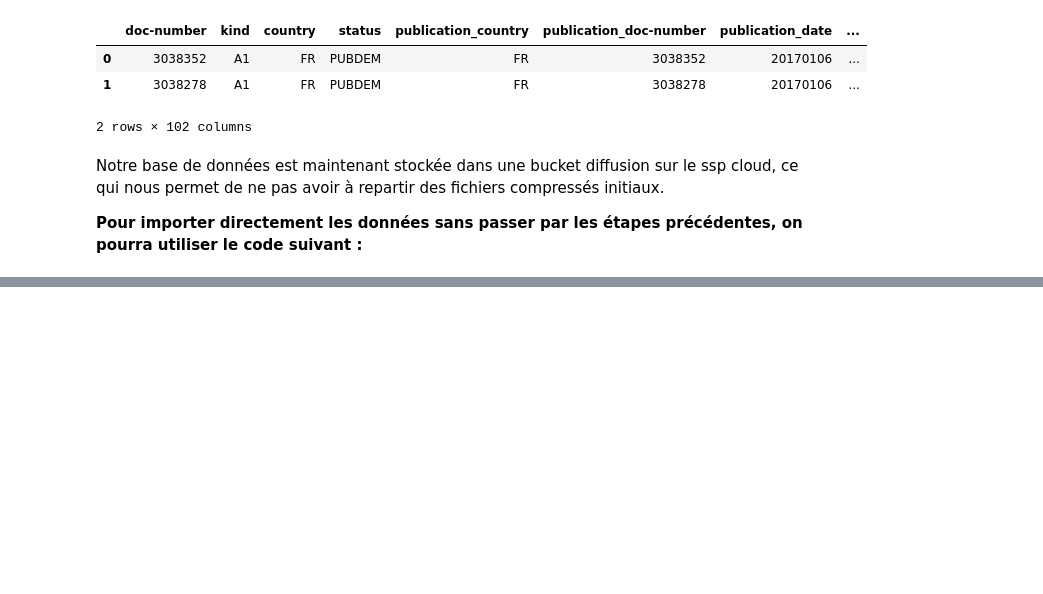
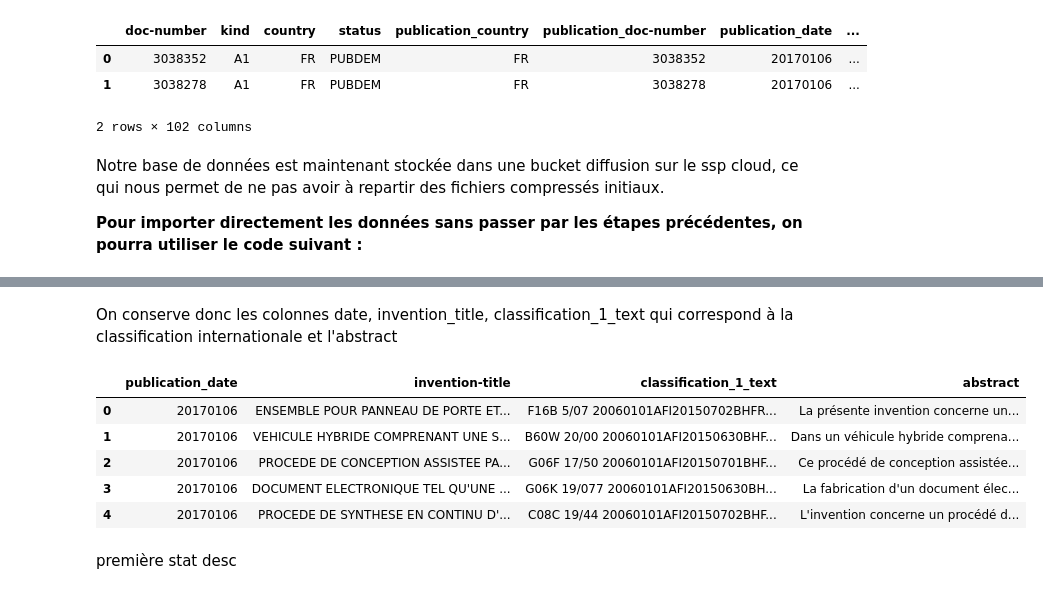
Before and after one commit to IrisLaf/Depots-de-brevets-et-marches-financiers, a Jupyter notebook: importation_données.ipynb, the cells around one changed output, grey strips where cells are left out. Saved outputs shown, nothing was run; the diff lists cells and outputs as text; code cells hidden in the pictures; blank space fills up the shorter version.

Commit message:
Changement du requirement car que pip install + nettoyage et première stat desc (bug encore)

```diff
--- a/importation_données.ipynb
+++ b/importation_données.ipynb
@@ -65,0 +71,2 @@ data_brevets.head(10)
+# %%
+pd.set_option('display.max_columns', None)
@@ -65,0 +83,14 @@ data_brevets.head(10)
+# %% [markdown]
+On conserve donc les colonnes date, invention_title, classification_1_text qui correspond à la classification internationale et l'abstract
+# %%
+data_brevets_clean = data_brevets[['publication_date','invention-title','classification_1_text','abstract']]
+data_brevets_clean.head(5)
+# %% [output]
+|  | publication_date | invention-title | classification_1_text | abstract |
+| 0 | 20170106 | ENSEMBLE POUR PANNEAU DE PORTE ET... | F16B 5/07 20060101AFI20150702BHFR... | La présente invention concerne un... |
+| 1 | 20170106 | VEHICULE HYBRIDE COMPRENANT UNE S... | B60W 20/00 20060101AFI20150630BHF... | Dans un véhicule hybride comprena... |
+| 2 | 20170106 | PROCEDE DE CONCEPTION ASSISTEE PA... | G06F 17/50 20060101AFI20150701BHF... | Ce procédé de conception assistée... |
+| 3 | 20170106 | DOCUMENT ELECTRONIQUE TEL QU'UNE ... | G06K 19/077 20060101AFI20150630BH... | La fabrication d'un document élec... |
+| 4 | 20170106 | PROCEDE DE SYNTHESE EN CONTINU D'... | C08C 19/44 20060101AFI20150702BHF... | L'invention concerne un procédé d... |
+# %% [markdown]
+première stat desc
```
Also changed, not shown: parts of 5 cells of this notebook, 1 other file.
